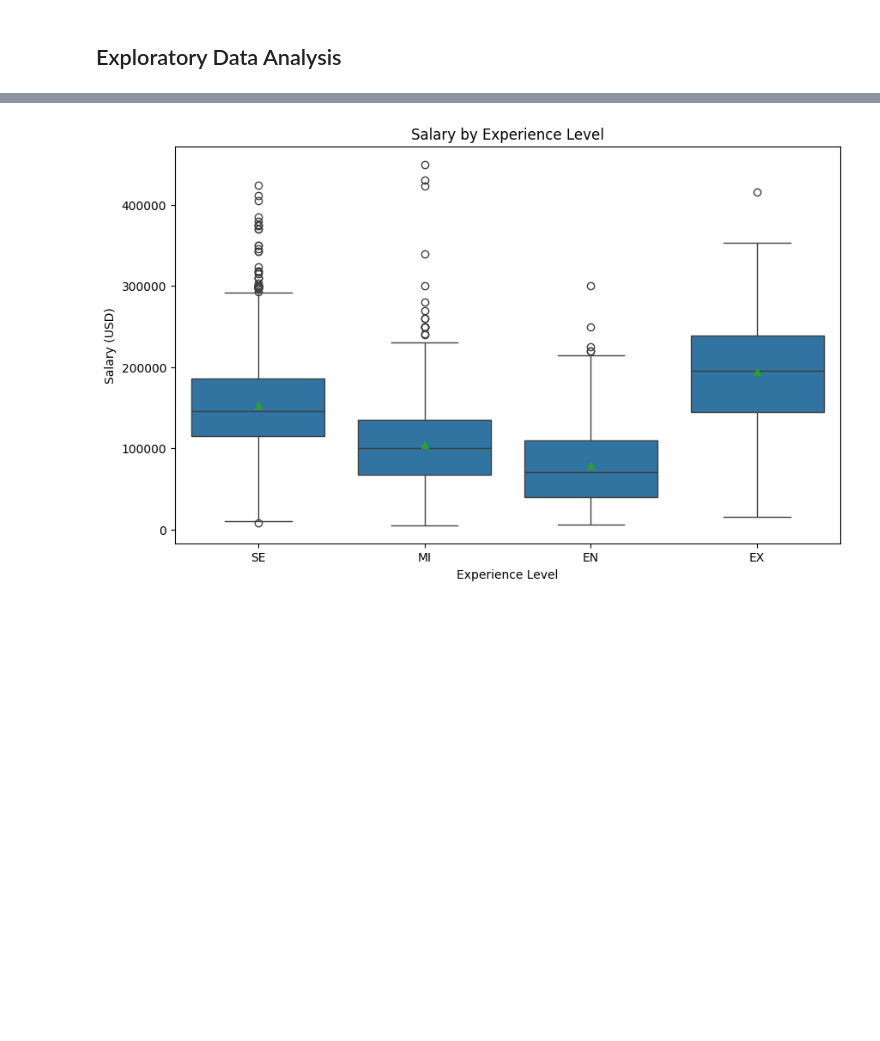
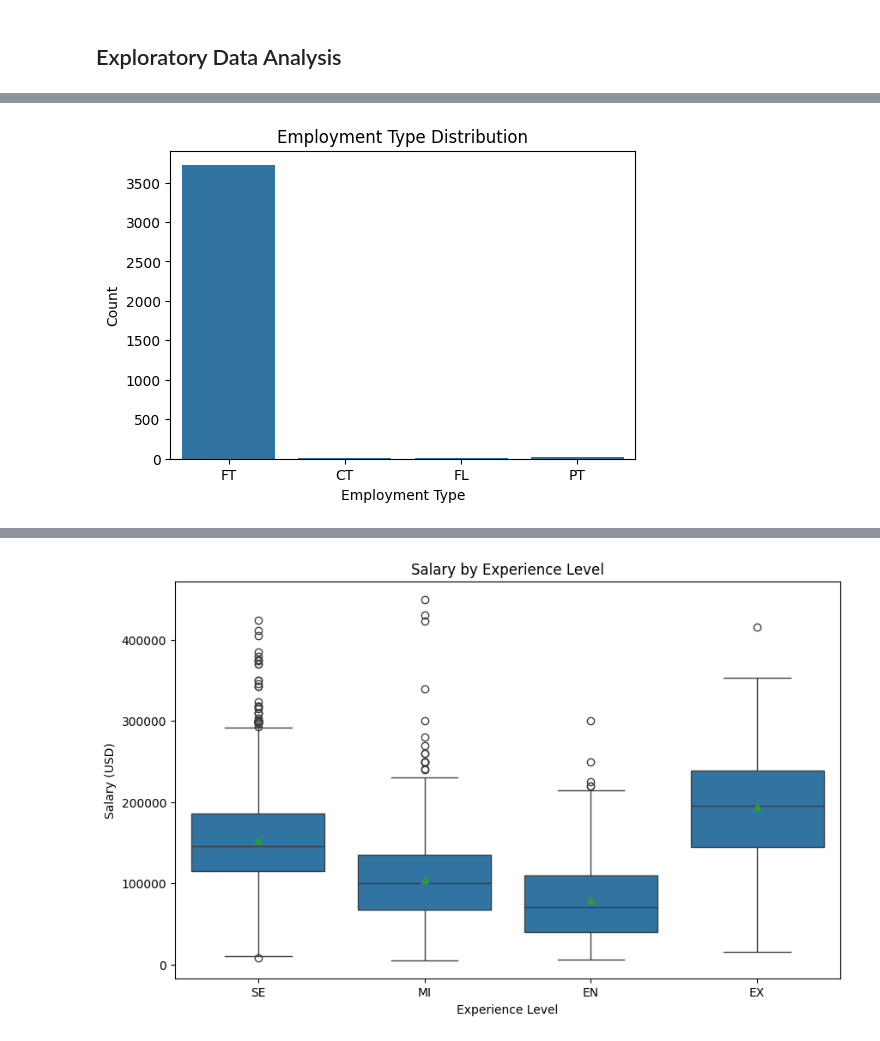
Before and after one commit to Brasprin/CSMODEL, a Jupyter notebook: CSMODEL_Project_S16_Group12.ipynb, the cells around one changed output, grey strips where cells are left out. Drawn from its saved outputs; the diff is of its cells as text; code cells hidden in the pictures; blank space fills up the shorter version.

```diff
--- a/CSMODEL_Project_S16_Group12.ipynb
+++ b/CSMODEL_Project_S16_Group12.ipynb
@@ -322,0 +359,9 @@ The analysis of the **company_location** variable indicates a **convenience bias
+# %%
+plt.figure(figsize=(6,4))
+sns.countplot(x='employment_type', data=ds_salary_clean)
+plt.xlabel('Employment Type')
+plt.ylabel('Count')
+plt.title('Employment Type Distribution')
+plt.show()
+# %% [output]
+[figure, added]
```
Also changed, not shown: parts of 28 cells of this notebook.
